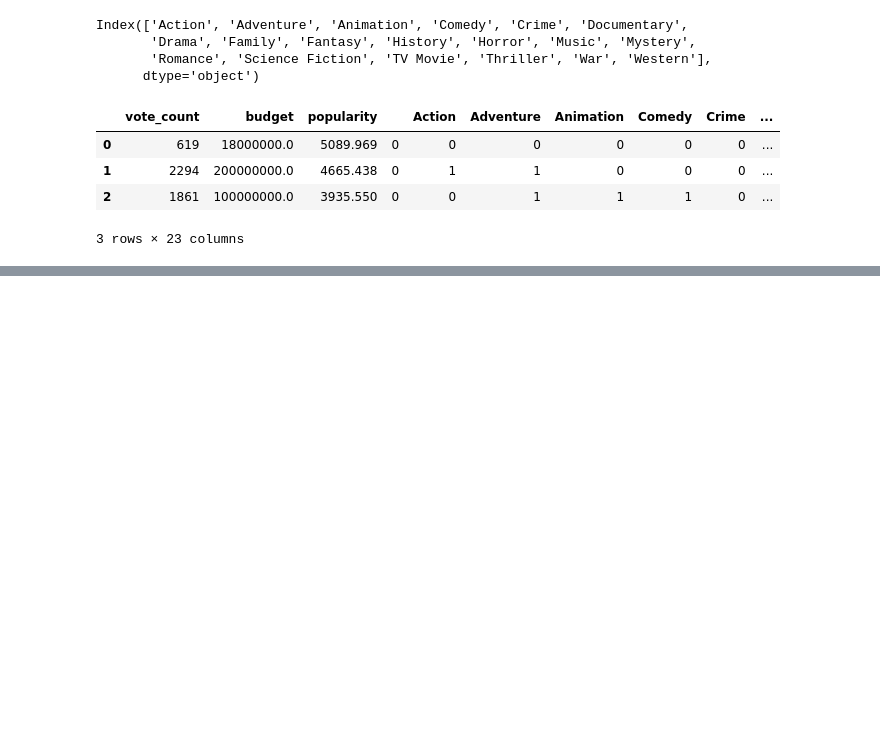
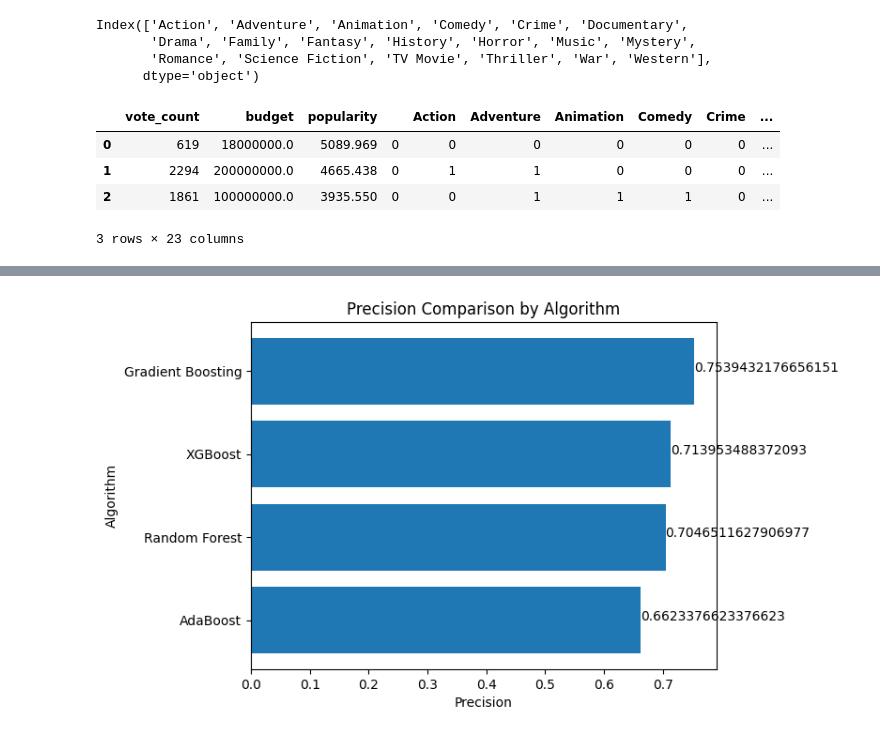
Before and after one commit to Exion007/Colab, a Jupyter notebook: ensemble_learning.ipynb, the cells around one changed output, grey strips where cells are left out. Cells and saved outputs as stored; diff of their text form; code cells hidden in the pictures; blank space fills up the shorter version.

```diff
--- a/ensemble_learning.ipynb
+++ b/ensemble_learning.ipynb
@@ -512,0 +527,14 @@ infodf.head()
+# %%
+df_sorted = infodf.sort_values(by='Precision')
+
+plt.barh(df_sorted.Algorithm, df_sorted['Precision'])
+
+for index, value in enumerate(df_sorted['Precision']):
+    plt.text(value, index, str(value), ha='left')
+
+plt.xlabel('Precision')
+plt.ylabel('Algorithm')
+plt.title('Precision Comparison by Algorithm')
+plt.show()
+# %% [output]
+[figure, added]
```
Also changed, not shown: parts of 12 cells of this notebook.
